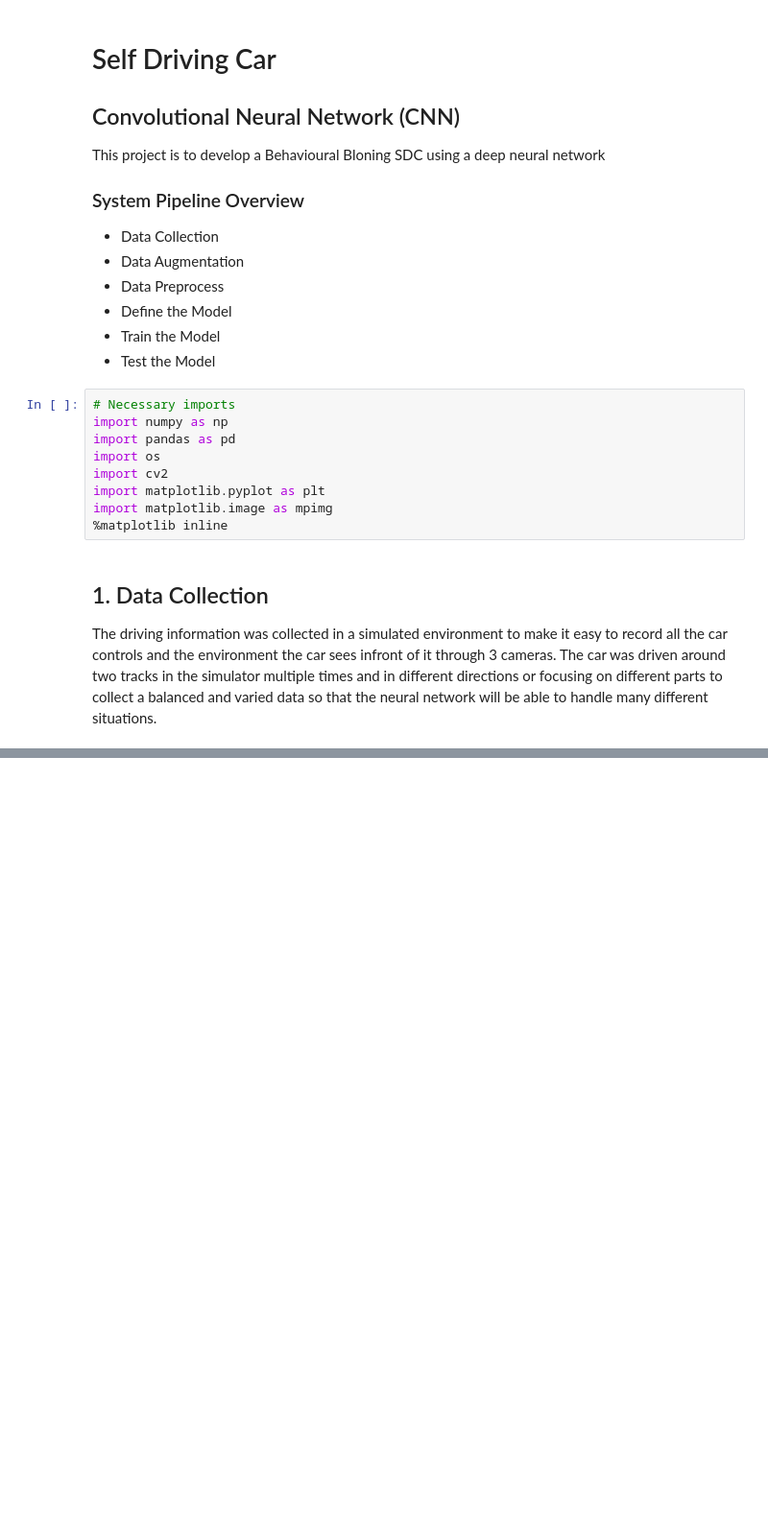
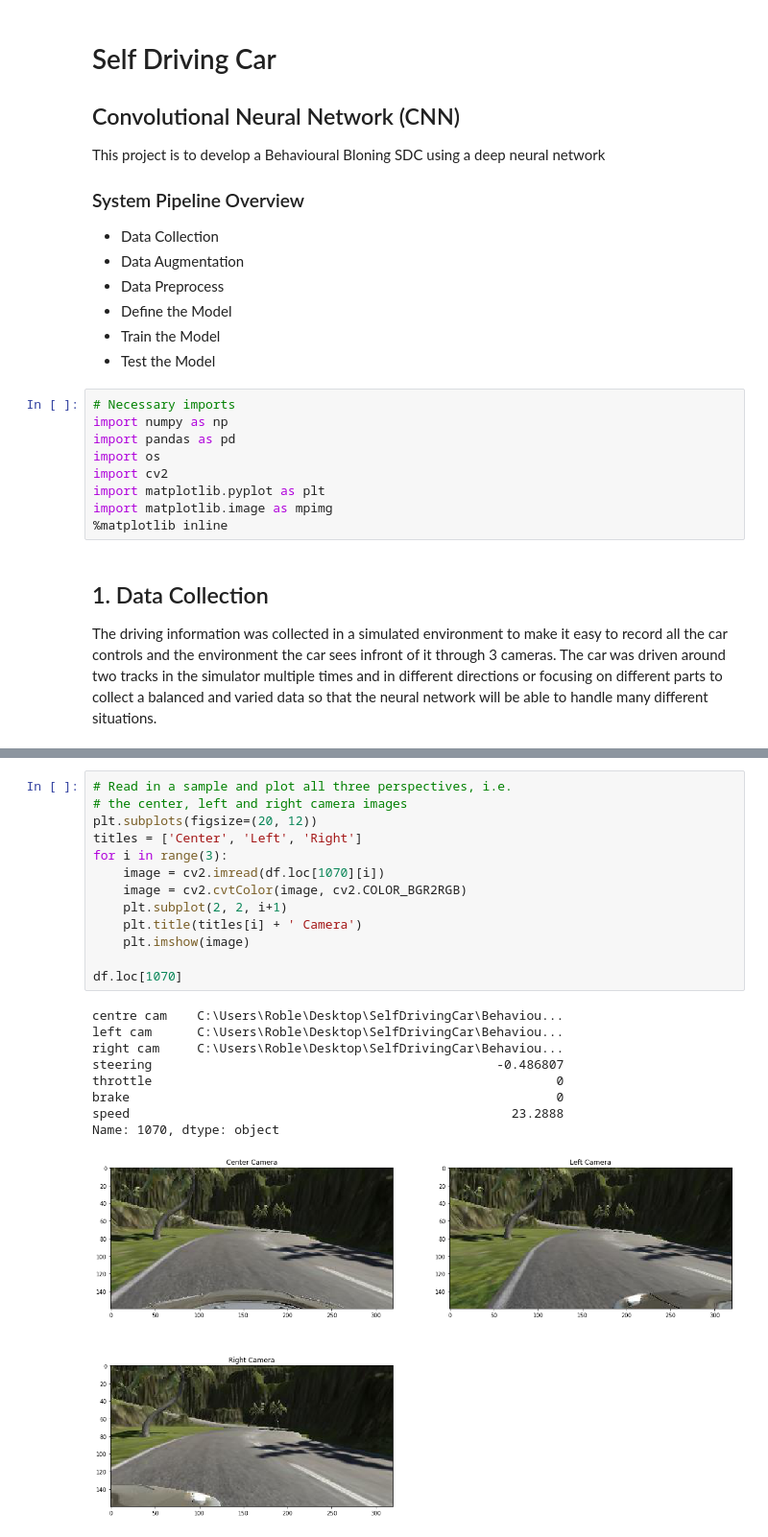
Before and after one commit to RobJLeonard/SelfDrivingCar, a Jupyter notebook: BehaviouralCloning/Training Data.ipynb, the cells around one changed output, grey strips where cells are left out. Shown at 96% size. Drawn from its saved outputs; the diff is of its cells as text; blank space fills up the shorter version.

```diff
--- a/BehaviouralCloning/Training Data.ipynb
+++ b/BehaviouralCloning/Training Data.ipynb
@@ -113,0 +148,23 @@ In the graph above I have marked the cut off point above which I will discard an
+# %%
+# Read in a sample and plot all three perspectives, i.e.
+# the center, left and right camera images
+plt.subplots(figsize=(20, 12))
+titles = ['Center', 'Left', 'Right']
+for i in range(3):
+    image = cv2.imread(df.loc[1070][i])
+    image = cv2.cvtColor(image, cv2.COLOR_BGR2RGB)
+    plt.subplot(2, 2, i+1)
+    plt.title(titles[i] + ' Camera')
+    plt.imshow(image)
+
+df.loc[1070]
+# %% [output]
+centre cam    C:\Users\Roble\Desktop\SelfDrivingCar\Behaviou...
+left cam      C:\Users\Roble\Desktop\SelfDrivingCar\Behaviou...
+right cam     C:\Users\Roble\Desktop\SelfDrivingCar\Behaviou...
+steering                                              -0.486807
+throttle                                                      0
+brake                                                         0
+speed                                                   23.2888
+Name: 1070, dtype: object
+[figure, added]
```
Also changed, not shown: parts of 4 cells of this notebook.
